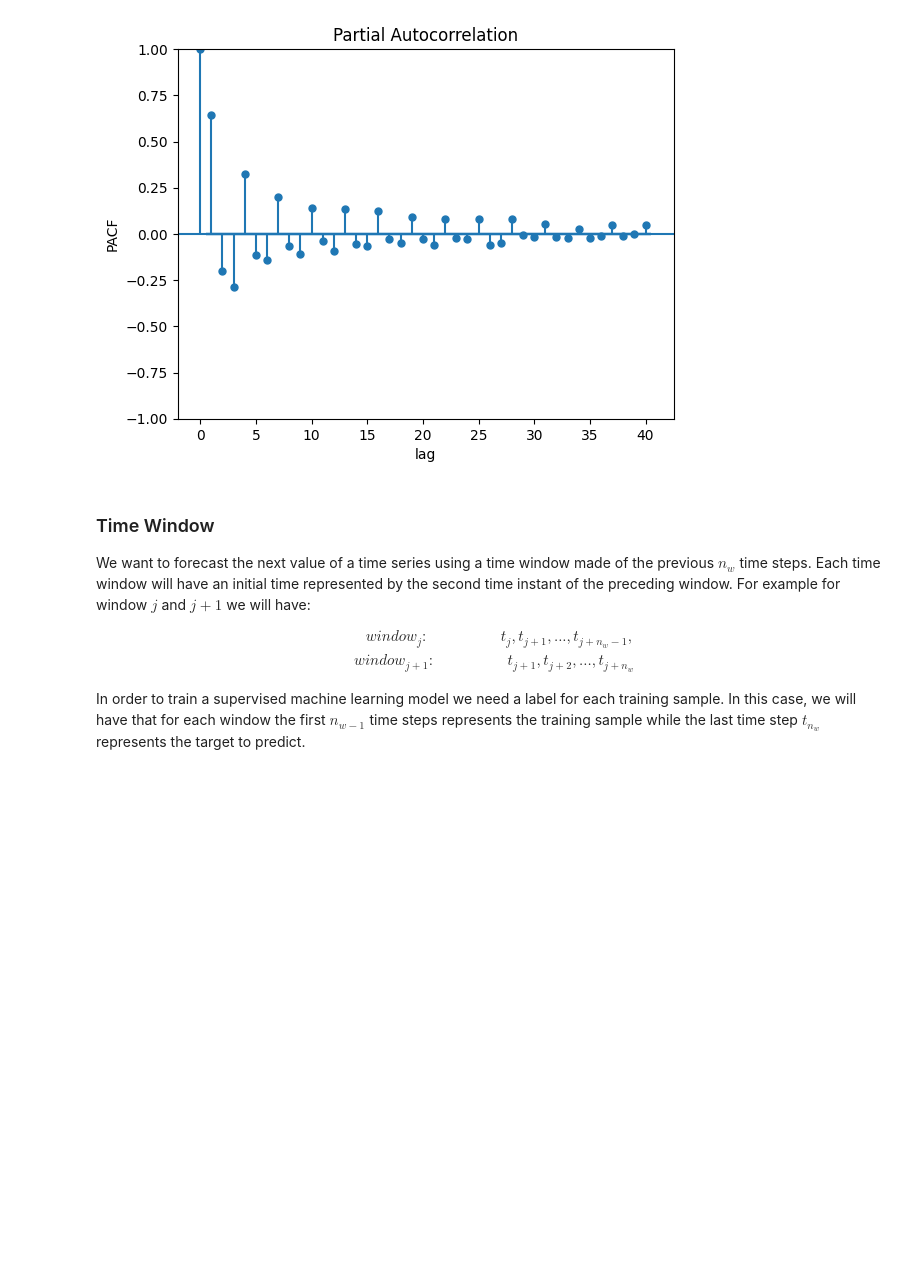
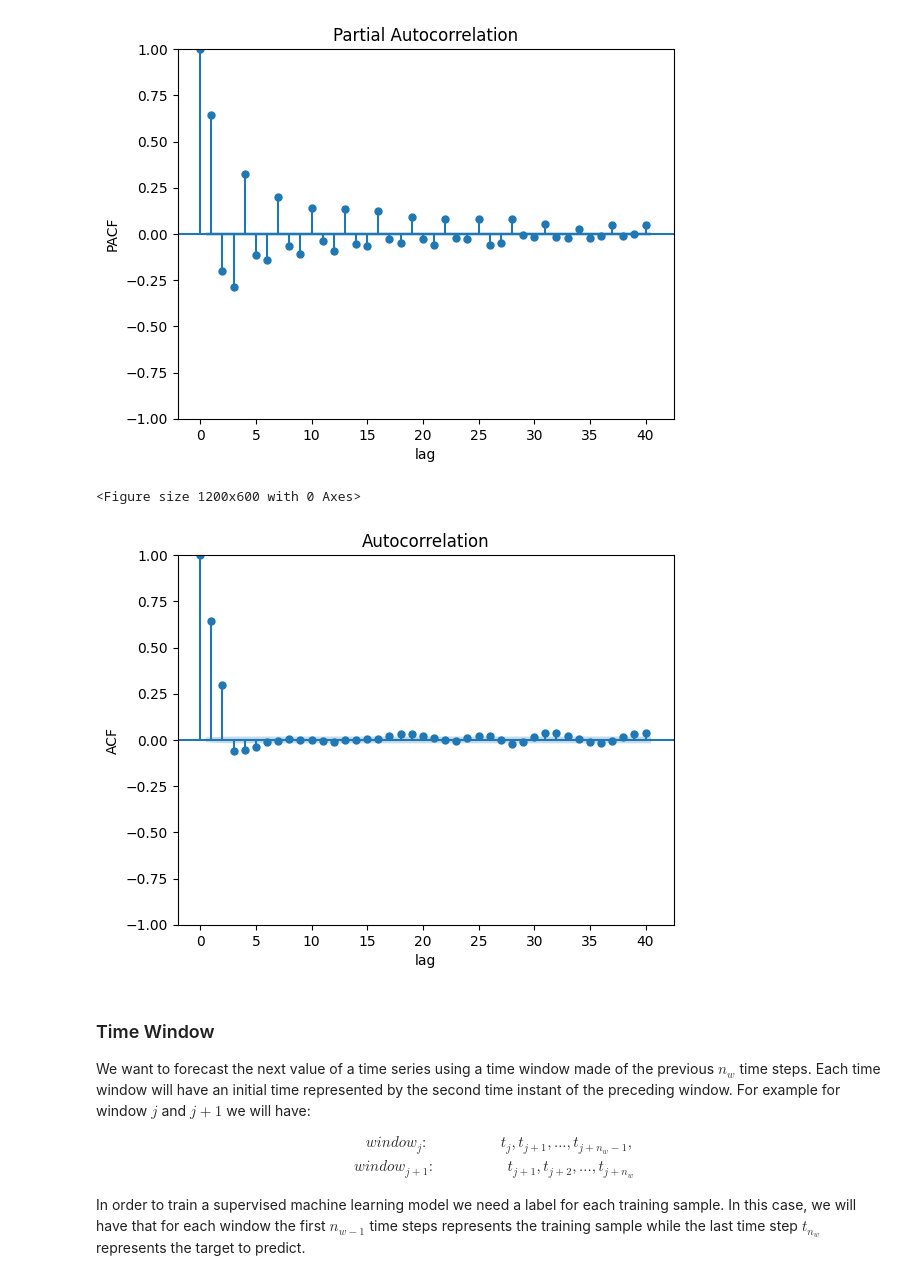
Before and after one commit to Aerospace87/ML-projects, a Jupyter notebook: tensorflow/Time_Series.ipynb, the cells around one changed output. Cells and saved outputs as stored; diff of their text form; code cells hidden in the pictures; blank space fills up the shorter version.

Commit message:
Plot of the autocorrelation function

```diff
--- a/tensorflow/Time_Series.ipynb
+++ b/tensorflow/Time_Series.ipynb
@@ -405,11 +408,25 @@ def plot_PACF(series, confidence=0.95, lags=40, fig_width=12, fig_height=6):
   plt.xlabel('lag')
   plt.ylabel('PACF')
   plt.show()
+# %%
+def plot_ACF(series, confidence=0.95, lags=40, fig_width=12, fig_height=6):
+
+  """Function to plot the autcorrelation function"""
+  plt.figure(figsize=(fig_width, fig_height))
+  plot_acf(series, lags=lags, alpha = 1.0 - confidence)
+  plt.xlabel('lag')
+  plt.ylabel('ACF')
+  plt.show()
 # %%
 plot_PACF(diff)
 # %% [output]
 <Figure size 1200x600 with 0 Axes>
 [figure]
+# %%
+plot_ACF(diff)
+# %% [output]
+<Figure size 1200x600 with 0 Axes>
+[figure, added]
 # %% [markdown]
 ### Time Window
 
```
Also changed, not shown: parts of 2 cells of this notebook.
